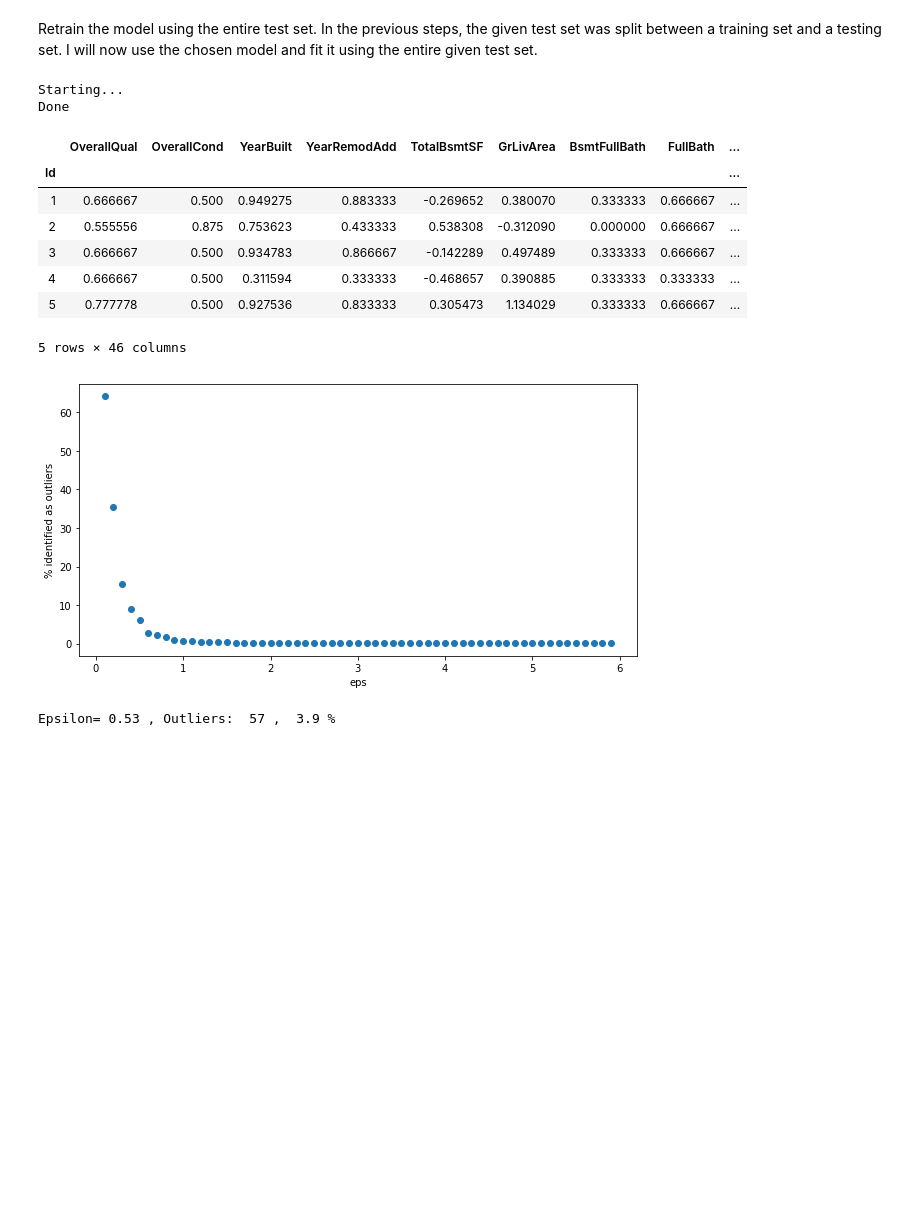
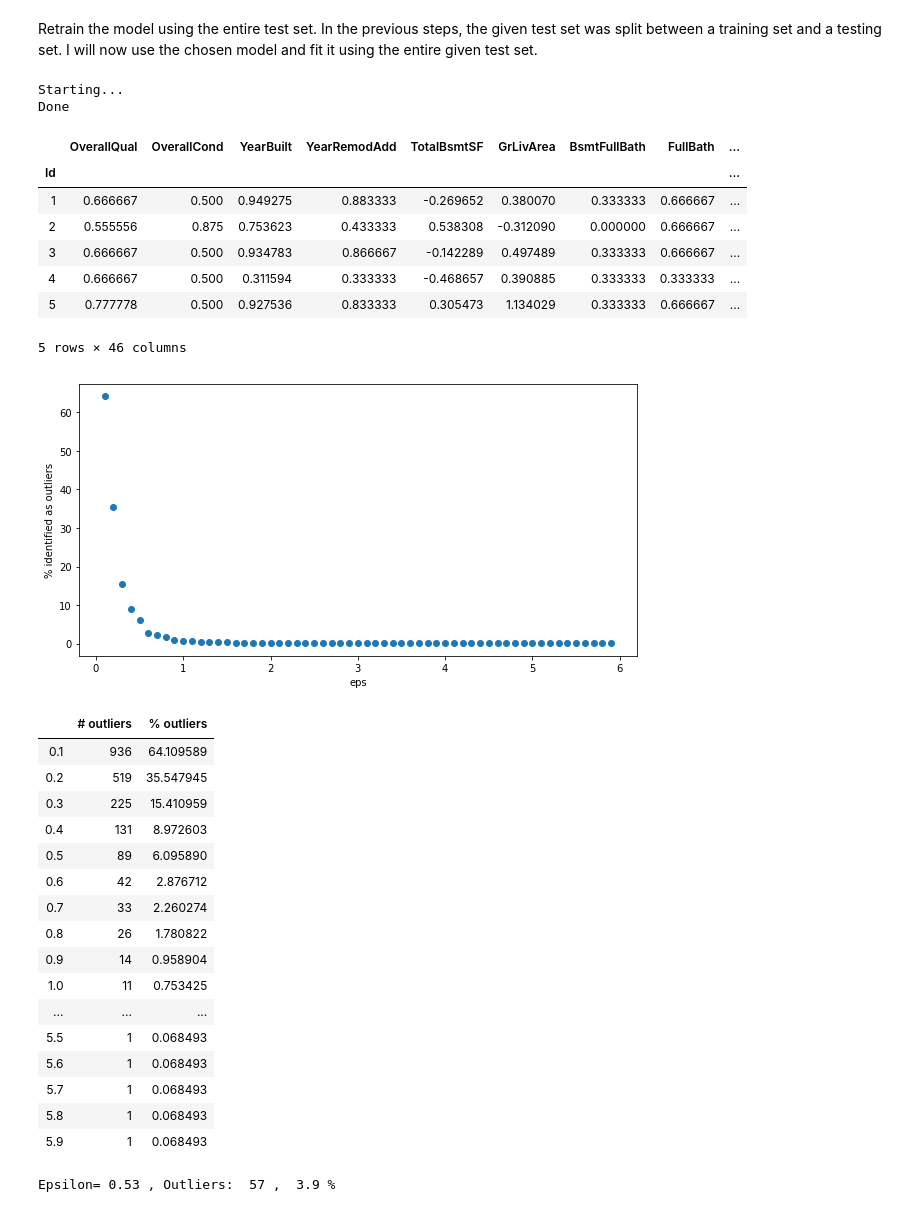
Before and after one commit to KathrynDH/Housing-Prices-Kaggle, a Jupyter notebook: lassocv-model-house-prices-advanced-reg.ipynb, the cells around one changed output. Cells and saved outputs as stored; diff of their text form; code cells hidden in the pictures; blank space fills up the shorter version.

```diff
--- a/lassocv-model-house-prices-advanced-reg.ipynb
+++ b/lassocv-model-house-prices-advanced-reg.ipynb
@@ -339,6 +339,8 @@ def eps_test(dfT):
     plt.xlabel('eps')
     plt.ylabel('% identified as outliers')
     plt.show()
+    display(pd.DataFrame({'# outliers':outliers1, '% outliers':[x/len(dfT.index)*100 for x in outliers1]},
+                         index=eps_array))
     return
 # %%
 #Find features selected for the model that are continuous numeric features
@@ -577,38 +596,53 @@ I will stick with the current model rather than investigating these models using
 # %% [markdown]
 Retrain the model using the entire test set. In the previous steps, the given test set was split between a training set and a testing set. I will now use the chosen model and fit it using the entire given test set.
 # %%
-#Select features using entire test set
-ft = SelectFromModel(est)
-# recursive feature elimination
-rf = RFECV(est, cv=5, n_jobs=-1)
+#Select features using entire test set and use recursive feature elimination
+#ft is SelectFromModel object and rf is RFECV object
 print('Starting...')
 X1 = transform_data(X)
 df1 = ft.fit_transform(X1,y)
 df2 = rf.fit_transform(df1,y)
 print('Done')
 
 #Use results of feature selection to create the new dataframes
 selected_columns1 = ft.get_support()
 X_selected = pd.DataFrame(data=df1, columns = X1.columns[selected_columns1],index=X1.index)
 
 selected_columns2 = rf.get_support()
 X_New = pd.DataFrame(data=df2, columns = X_selected.columns[selected_columns2],index=X1.index)
 display(X_New.head())
 
 #check for outliers
-num_feature_df = [colname for colname in X_New.columns if colname in numeric_cols]
-eps_test(X_New[num_feature_df])
+num_feature_dfX = [colname for colname in X_New.columns if colname in numeric_cols]
+eps_test(X_New[num_feature_dfX])
 # %% [output]
 Starting...
 Done
 |  | OverallQual | OverallCond | YearBuilt | YearRemodAdd | TotalBsmtSF | GrLivArea | BsmtFullBath | FullBath | ... |
 | Id |  |  |  |  |  |  |  |  | ... |
 | 1 | 0.666667 | 0.500 | 0.949275 | 0.883333 | -0.269652 | 0.380070 | 0.333333 | 0.666667 | ... |
 | 2 | 0.555556 | 0.875 | 0.753623 | 0.433333 | 0.538308 | -0.312090 | 0.000000 | 0.666667 | ... |
 | 3 | 0.666667 | 0.500 | 0.934783 | 0.866667 | -0.142289 | 0.497489 | 0.333333 | 0.666667 | ... |
 | 4 | 0.666667 | 0.500 | 0.311594 | 0.333333 | -0.468657 | 0.390885 | 0.333333 | 0.333333 | ... |
 | 5 | 0.777778 | 0.500 | 0.927536 | 0.833333 | 0.305473 | 1.134029 | 0.333333 | 0.666667 | ... |
 5 rows × 46 columns
 [figure]
+|  | # outliers | % outliers |
+| 0.1 | 936 | 64.109589 |
+| 0.2 | 519 | 35.547945 |
+| 0.3 | 225 | 15.410959 |
+| 0.4 | 131 | 8.972603 |
+| 0.5 | 89 | 6.095890 |
+| 0.6 | 42 | 2.876712 |
+| 0.7 | 33 | 2.260274 |
+| 0.8 | 26 | 1.780822 |
+| 0.9 | 14 | 0.958904 |
+| 1.0 | 11 | 0.753425 |
+| ... | ... | ... |
+| 5.5 | 1 | 0.068493 |
+| 5.6 | 1 | 0.068493 |
+| 5.7 | 1 | 0.068493 |
+| 5.8 | 1 | 0.068493 |
+| 5.9 | 1 | 0.068493 |
 # %%
 #Remove potential outliers
```
Also changed, not shown: parts of 4 cells of this notebook.
